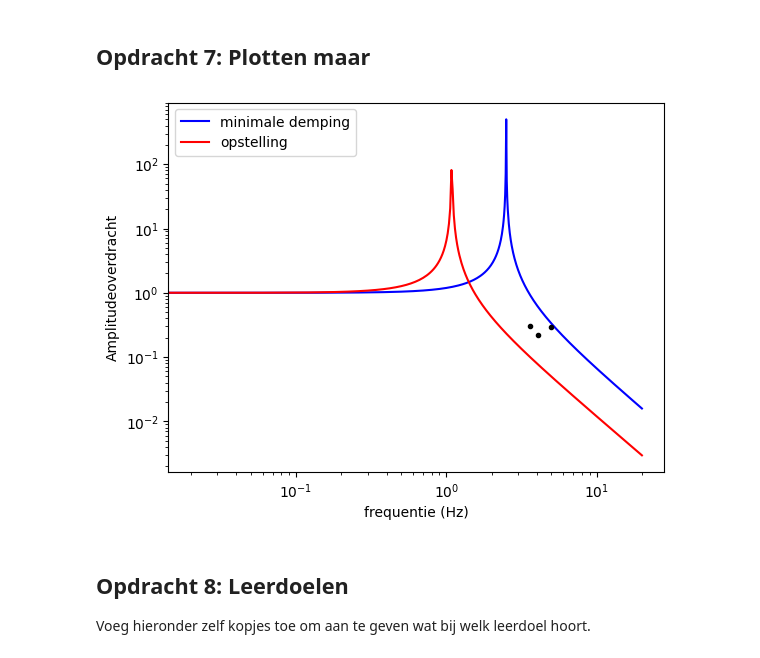
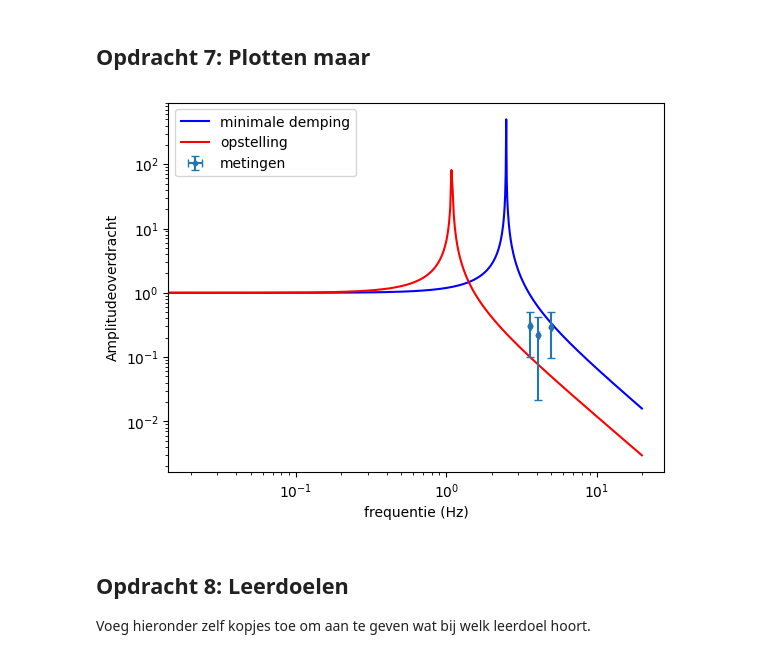
Before and after one commit to Spaantje5/opdrachten-DEF-D, a Jupyter notebook: FysiekeOntwerpopdrachten/5MaakEenOpstellingTrillingsvrij/Ontwerpopdracht5MaakEenOpstellingTrillingsvrijInvulTemplate.ipynb, the cells around one changed output. Drawn from its saved outputs; the diff is of its cells as text; code cells hidden in the pictures.

```diff
--- a/FysiekeOntwerpopdrachten/5MaakEenOpstellingTrillingsvrij/Ontwerpopdracht5MaakEenOpstellingTrillingsvrijInvulTemplate.ipynb
+++ b/FysiekeOntwerpopdrachten/5MaakEenOpstellingTrillingsvrij/Ontwerpopdracht5MaakEenOpstellingTrillingsvrijInvulTemplate.ipynb
@@ -196,25 +196,28 @@ plt.show()
 # %%
 # Voeg hier je plots in.
 u_A = 0.2
 u_f = 0.05
 
 f_opstelling = np.array([5, 4.1, 3.6])
 
 A_1 = np.array([2.9, 5.2, 3.46])
 A_2 = np.array([0.86, 1.15, 1.04])
 
 A_overdracht = A_2/A_1
 
+u_A_overdracht = u_A
+
 plt.figure()
 plt.loglog(f, np.abs(amplitudeoverdracht), 'b', label = "minimale demping")
 plt.loglog(f, np.abs(amplitudeoverdracht2), 'r', label = "opstelling")
 plt.loglog(f_opstelling, A_overdracht, "k.")
+plt.errorbar(f_opstelling, A_overdracht, xerr = u_f, yerr = u_A, fmt='.', capsize = 3, label = "metingen")
 plt.xlabel("frequentie (Hz)")
 plt.ylabel("Amplitudeoverdracht")
 plt.legend()
 plt.show()
 # %% [output]
-[figure, old version]
+[figure, new version]
 # %% [markdown]
 ## Opdracht 8: Leerdoelen
 Voeg hieronder zelf kopjes toe om aan te geven wat bij welk leerdoel hoort.
```
Also changed, not shown: parts of 2 cells of this notebook, 2 other files.
